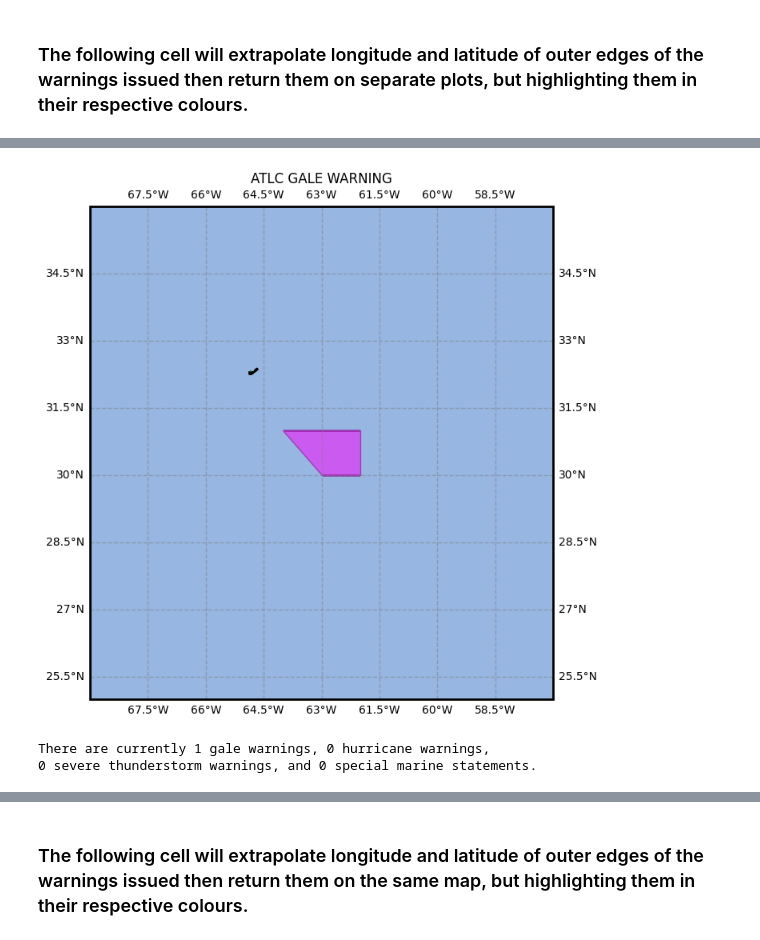
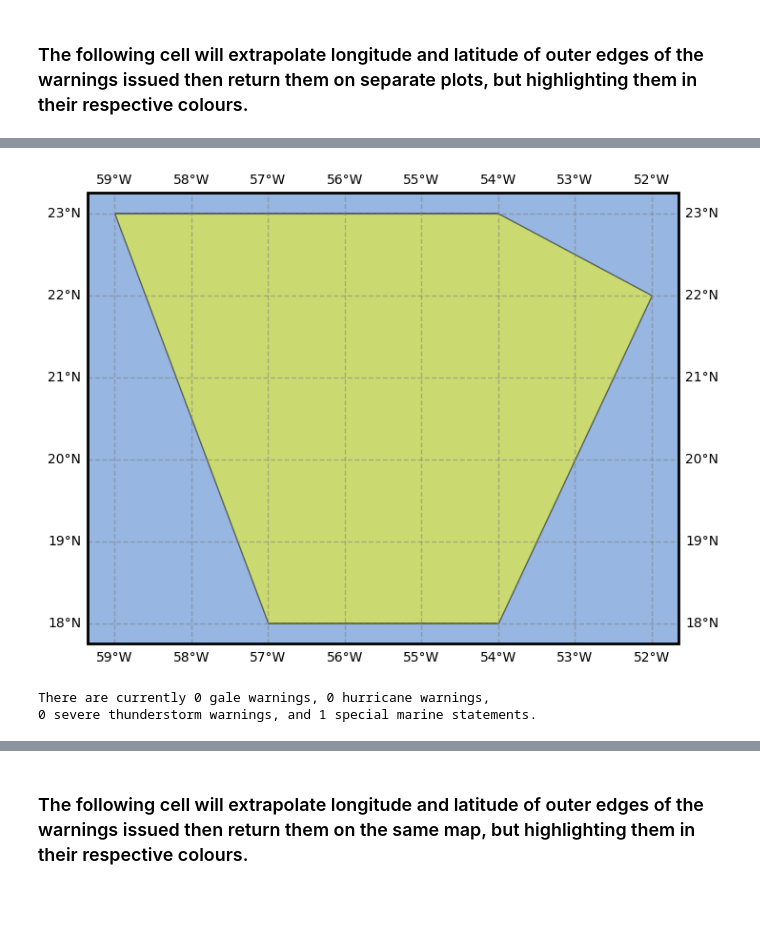
Before and after one commit to mumano/TC_watches_warnings, a Jupyter notebook: lapentaworkspace.ipynb, the cells around one changed output, grey strips where cells are left out. Cells and saved outputs as stored; diff of their text form; code cells hidden in the pictures; blank space fills up the shorter version.

Commit message:
continue fixing code for different text cases

```diff
--- a/lapentaworkspace.ipynb
+++ b/lapentaworkspace.ipynb
@@ -773,7 +773,7 @@ def make_map():
 
 
 #app_warns = []
-url = f'https://www.nhc.noaa.gov/archive/text/HSFAT2/2026/HSFAT2.202606012222.txt'
+url = f'https://www.nhc.noaa.gov/archive/text/HSFAT2/2025/HSFAT2.202508142055.txt'
 infile = urllib.request.urlopen(url)
 f = infile.read()
 first = str(f).find('.WARNINGS')
@@ -811,7 +811,7 @@ if(f.find('WARNINGS') != -1):
                 gdf_poly.plot(ax=ax, color='magenta', alpha=0.5, edgecolor='purple', label = 'Gale Warnings')
                 c[0] = c[0] + 1
 
-            elif((fs.index(each)-1 is not None) and fs[(fs.index(each)-1)].find('HURRICANE WARNING') > -1):
+            elif((fs.index(each)-1 is not None) and (fs[(fs.index(each)-1)].find('HURRICANE WARNING') > -1 or fs[(fs.index(each)-1)].find('TROPICAL STORM WARNING') > -1)):
                 print('There is a hurricane warning to plot.')
                 ## code for extrapulating lat/lon for plotting hurricane warning polygon occurs here
                 lats, lons = get_polypoints(each[tempf:temps])
@@ -853,3 +853,3 @@ There is a ATLC GALE WARNING to be plotted.
-[figure, old version]
+[figure, new version]
-There are currently 1 gale warnings, 0 hurricane warnings,
-0 severe thunderstorm warnings, and 0 special marine statements.
+There are currently 0 gale warnings, 0 hurricane warnings,
+0 severe thunderstorm warnings, and 1 special marine statements.
```
Also changed, not shown: parts of 3 cells of this notebook.
